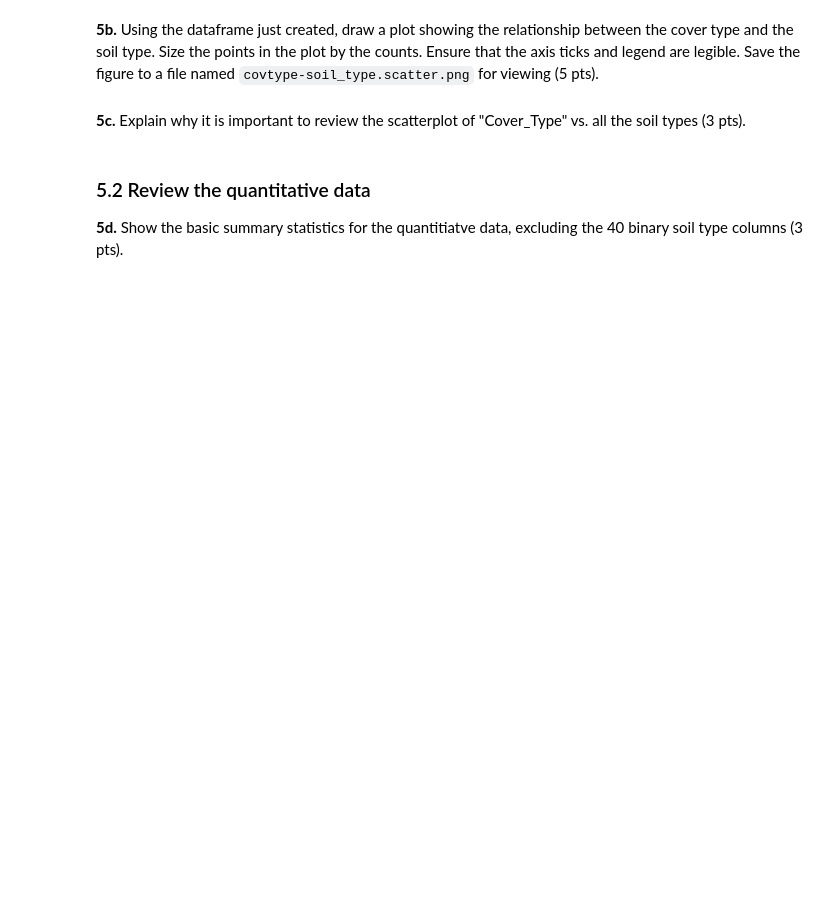
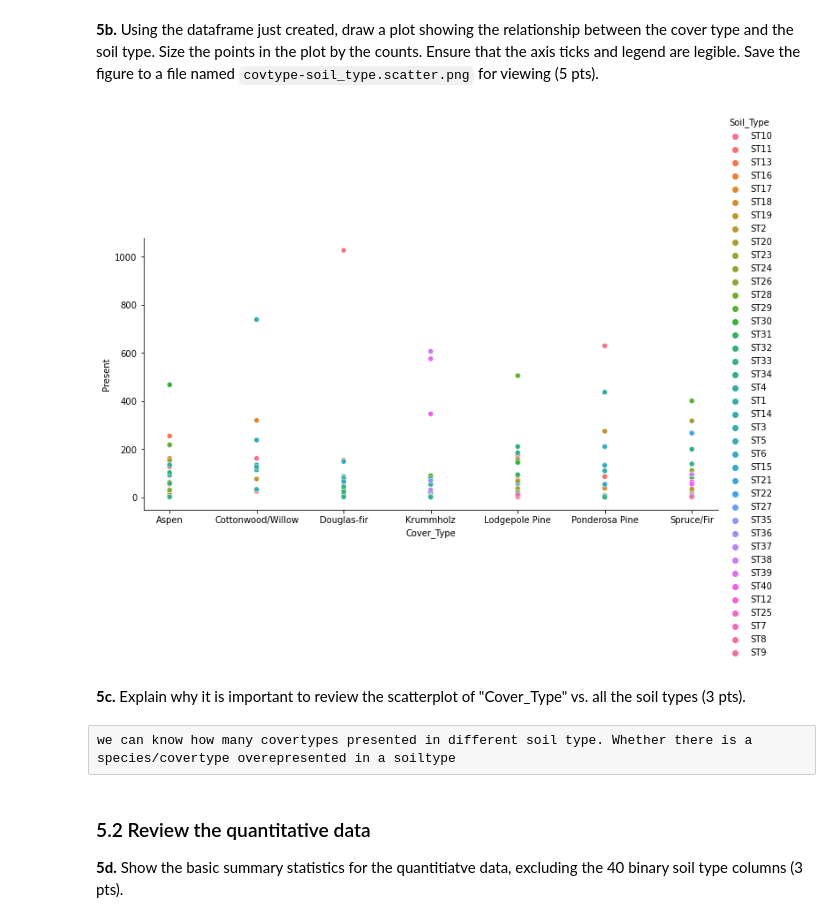
Before and after one commit to ko0000/Data-Analytics-With-Python, a Jupyter notebook: Module2-Data_Analytics/project/P02-Unit_Project.ipynb, the cells around one changed output. Drawn from its saved outputs; the diff is of its cells as text; code cells hidden in the pictures; blank space fills up the shorter version.

```diff
--- a/Module2-Data_Analytics/project/P02-Unit_Project.ipynb
+++ b/Module2-Data_Analytics/project/P02-Unit_Project.ipynb
@@ -260,2 +289,16 @@ Some of the columns are categorical (i.e. qualitative).  Remember, just becauase
 # %% [markdown]
 **4g.** The `Cover_Type` column is a string but appears numeric, and each number represents a unique class of trees. Convert the numeric values to their corresponding string representations. Print the top 10 entries to confirm your replacement worked (5 pts).
+# %%
+
+
+cov={"1":"Spruce/Fir",
+ "2":"Lodgepole Pine",
+ "3":"Ponderosa Pine",
+ "4":"Cottonwood/Willow",
+ "5":"Aspen",
+ "6":"Douglas-fir",
+ "7":"Krummholz"}
+
+
+covtype.replace({"Cover_Type":cov},inplace=True)
+covtype.head(10)
@@ -264,3 +320,7 @@ Some of the columns are categorical (i.e. qualitative).  Remember, just becauase
 The dataset is a bit large for this notebook. It will consume too much RAM on your computer.  If we were executing this on a computer with more RAM we might just write a Python script to do the work rather than use a Jupyter notebook.  To reduce the dataset we should subset our data to save resources.
 # %% [markdown]
 **4h.** Before we subset the data, let's explore the number of samples per cover type.  For the `Cover_type` column, show the counts of each type of cover, and sort the results from largest to smallest (5 pts).
+# %%
+covtype.sort_values("Cover_Type", inplace=True)
+covtype["Cover_Type"].value_counts()
+covtype["Cover_Type"].head(10)
@@ -272,5 +344,7 @@ df = df.groupby(by="Cover_Type").apply(lambda x : x.sample(2000)).reset_index(dr
 Notice in the line of code above, we first perform a `groupby` operation to organize rows by their cover type. Next, we  call `apply` on each group. With the `apply` function you must provide the name of the function that will be called for each group. In this case, the word `lambda` tells python that we are declaring an "anonymous" in-line function (no `def` line) that takes an argument `x`.  As the apply is executed on each group, the variable `x` contains the data for each group, and is actually a Pandas DataFrame. Hence, we can call `sample` to select 2000 random rows.  The `apply` function returns a new DataFrame containing all selected rows from all groups.  On this data frame we call `reset_index` to renumber the index for all of our rows.
 
 (3 pts)
+# %%
+df = covtype.groupby(by="Cover_Type").apply(lambda x : x.sample(2000)).reset_index(drop=True)
 # %% [markdown]
 **4j.** Re-run the same command from task 4f. The results should show an even 2,000 samples of each cover type (3 pts).
@@ -305,3 +390,13 @@ Hint:
 - Use a `groupby`.
 
 (5 pts)
+# %%
+df2=df[df.columns[14:]]
+
+df2_melt=pd.melt(df2,id_vars="Cover_Type", var_name="Soil_Type", value_name="Present" )
+df3_melt=df2_melt[df2_melt["Present"]!="0"]
+df3_melt.reset_index(inplace=True,drop=True)
+df3_melt
+df4=df3_melt.groupby(["Cover_Type","Soil_Type"]).count()
+df5=df4.reset_index(["Cover_Type","Soil_Type"])
+df5.head(20)
@@ -308,7 +421,18 @@ Hint:
 # %% [markdown]
 **5b.** Using the dataframe just created, draw a plot showing the relationship between the cover type and the soil type. Size the points in the plot by the counts. Ensure that the axis ticks and legend are legible. Save the figure to a file named `covtype-soil_type.scatter.png` for viewing (5 pts).
+# %%
+import matplotlib.pyplot as plt
+import seaborn as sns
+
+%matplotlib inline
+plot1=sns.relplot(x="Cover_Type", y="Present",hue="Soil_Type", data=df5, aspect=2)
+plot1.savefig("covtype-soil_type.scatter.png", format='png', dpi=300)
+# %% [output]
+[figure, added]
 # %% [markdown]
 **5c.** Explain why it is important to review the scatterplot of "Cover_Type" vs. all the soil types (3 pts).
+# %% [raw]
+we can know how many covertypes presented in different soil type. Whether there is a species/covertype overepresented in a soiltype
 # %% [markdown]
 ### 5.2 Review the quantitative data
 **5d.** Show the basic summary statistics for the quantitiatve data, excluding the 40 binary soil type columns (3 pts).
```
Also changed, not shown: parts of 22 cells of this notebook, 16 other files.
